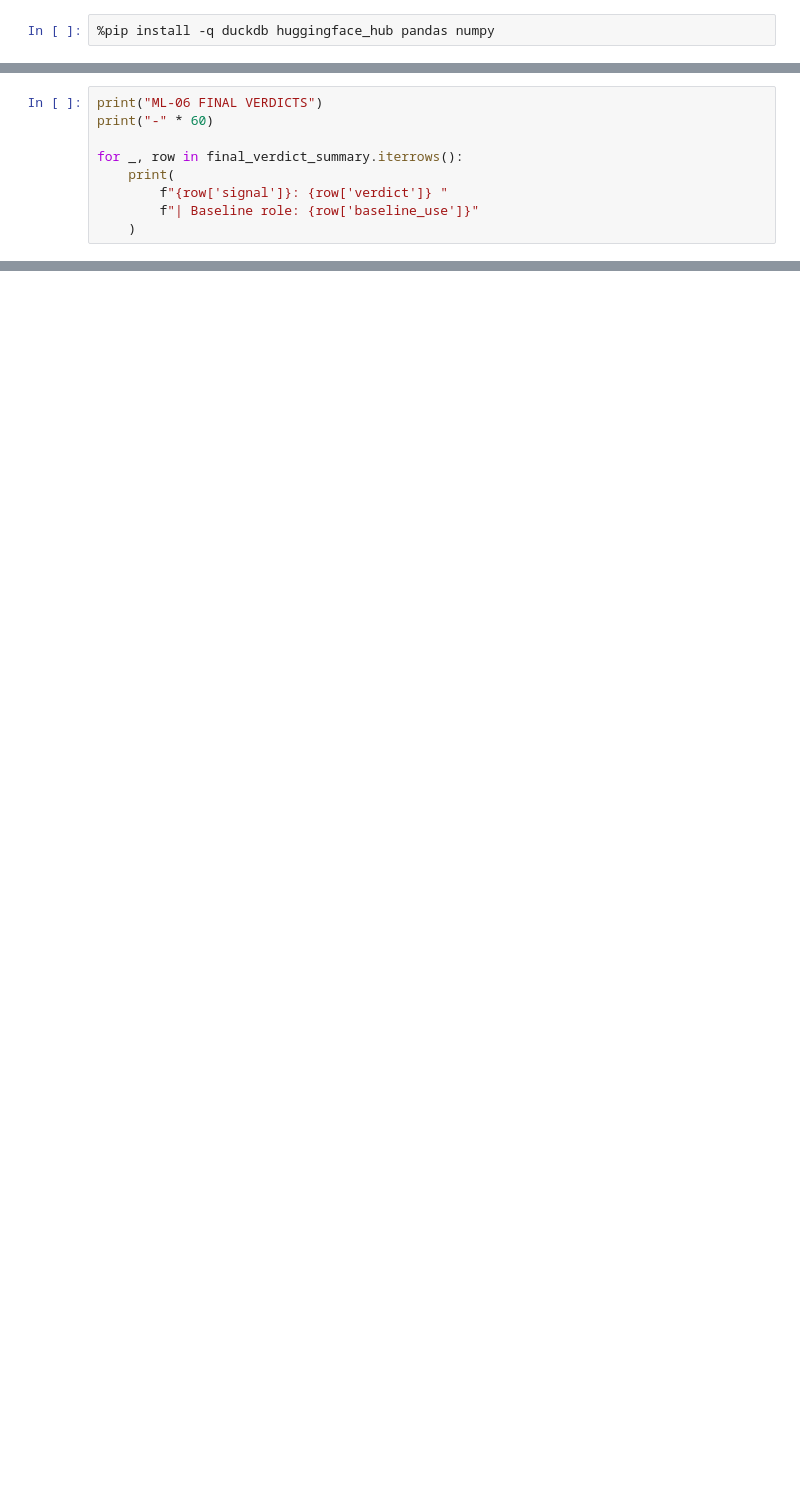
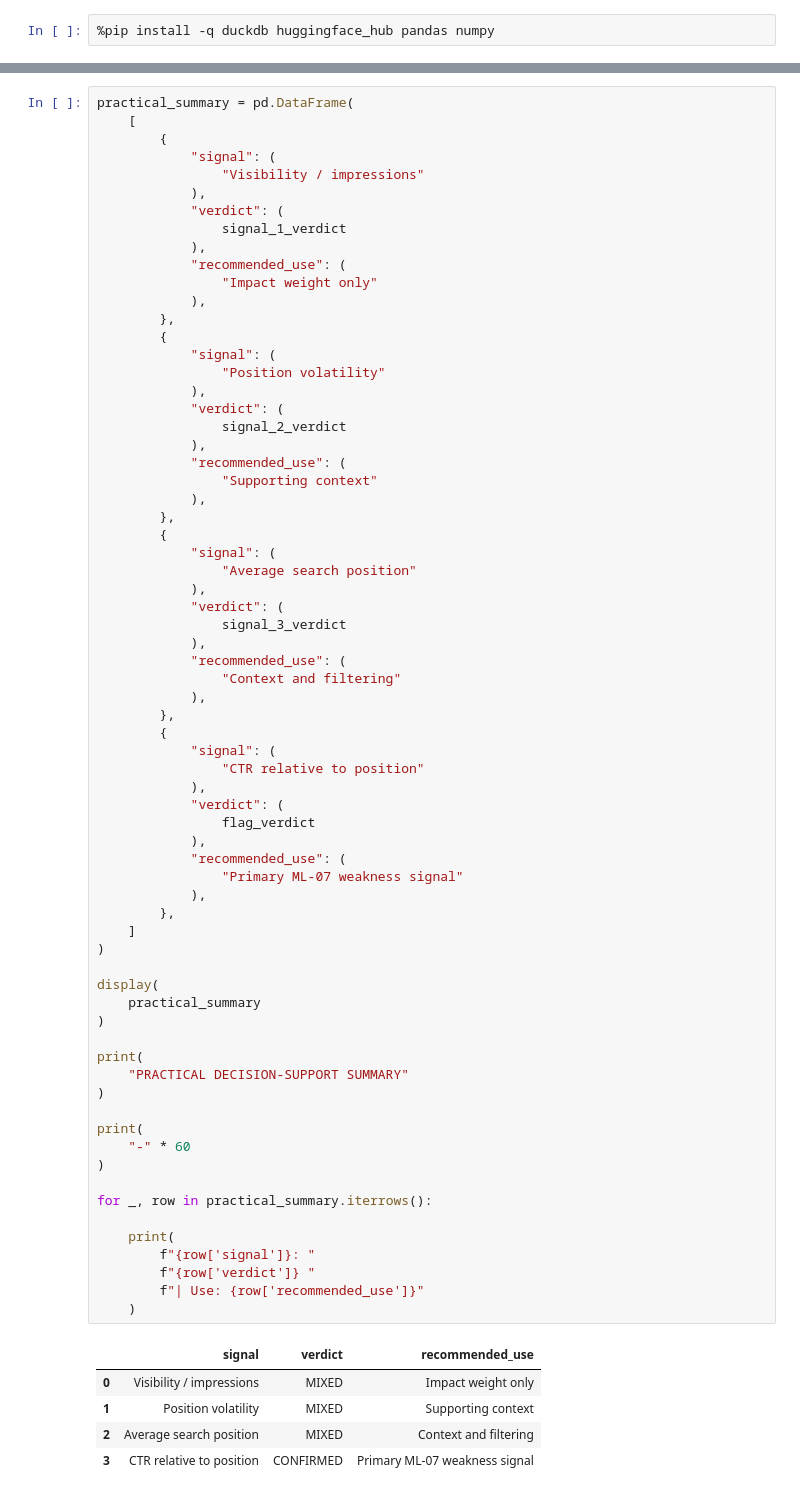
Before and after one commit to Zafar488/flyrank-ml-internship, a Jupyter notebook: work/notebooks/w04_signal_audit.ipynb, the cells around one changed output, grey strips where cells are left out. Drawn from its saved outputs; the diff is of its cells as text; blank space fills up the shorter version.

```diff
--- a/work/notebooks/w04_signal_audit.ipynb
+++ b/work/notebooks/w04_signal_audit.ipynb
@@ -1049,9 +33,0 @@ final_verdict_summary
-# %%
-print("ML-06 FINAL VERDICTS")
-print("-" * 60)
-
-for _, row in final_verdict_summary.iterrows():
-    print(
-        f"{row['signal']}: {row['verdict']} "
-        f"| Baseline role: {row['baseline_use']}"
-    )
@@ -1205,0 +1507,75 @@ ML-06 checks passed.
+# %%
+practical_summary = pd.DataFrame(
+    [
+        {
+            "signal": (
+                "Visibility / impressions"
+            ),
+            "verdict": (
+                signal_1_verdict
+            ),
+            "recommended_use": (
+                "Impact weight only"
+            ),
+        },
+        {
+            "signal": (
+                "Position volatility"
+            ),
+            "verdict": (
+                signal_2_verdict
+            ),
+            "recommended_use": (
+                "Supporting context"
+            ),
+        },
+        {
+            "signal": (
+                "Average search position"
+            ),
+            "verdict": (
+                signal_3_verdict
+            ),
+            "recommended_use": (
+                "Context and filtering"
+            ),
+        },
+        {
+            "signal": (
+                "CTR relative to position"
+            ),
+            "verdict": (
+                flag_verdict
+            ),
+            "recommended_use": (
+                "Primary ML-07 weakness signal"
+            ),
+        },
+    ]
+)
+
+display(
+    practical_summary
+)
+
+print(
+    "PRACTICAL DECISION-SUPPORT SUMMARY"
+)
+
+print(
+    "-" * 60
+)
+
+for _, row in practical_summary.iterrows():
+
+    print(
+        f"{row['signal']}: "
+        f"{row['verdict']} "
+        f"| Use: {row['recommended_use']}"
+    )
+# %% [output]
+|  | signal | verdict | recommended_use |
+| 0 | Visibility / impressions | MIXED | Impact weight only |
+| 1 | Position volatility | MIXED | Supporting context |
+| 2 | Average search position | MIXED | Context and filtering |
+| 3 | CTR relative to position | CONFIRMED | Primary ML-07 weakness signal |
```
Also changed, not shown: parts of 70 cells of this notebook.
